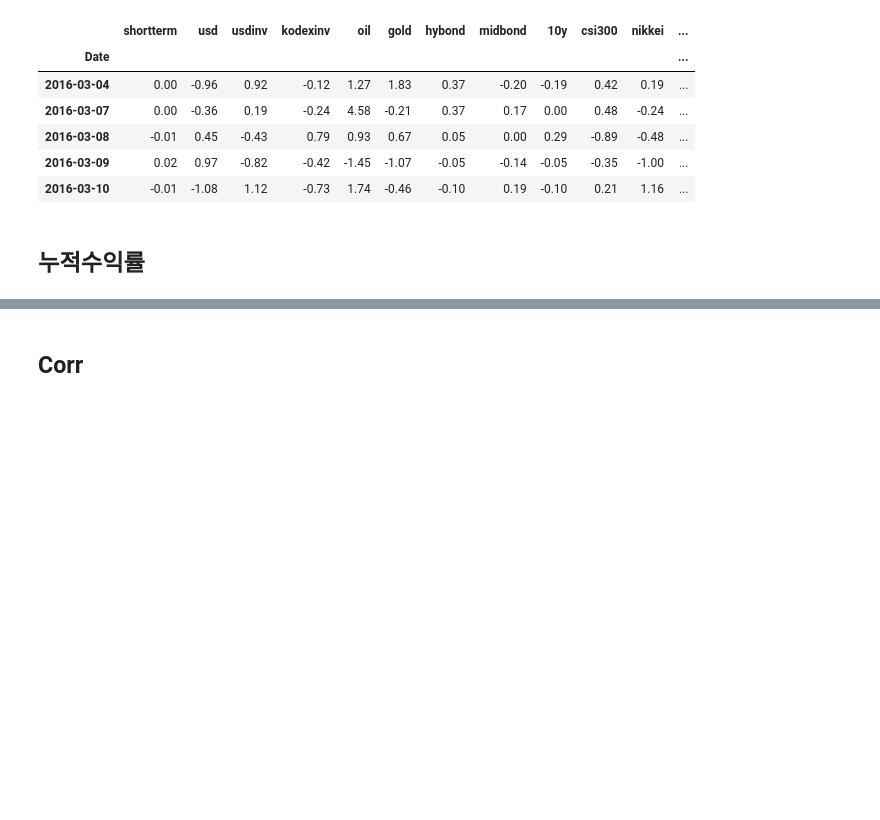
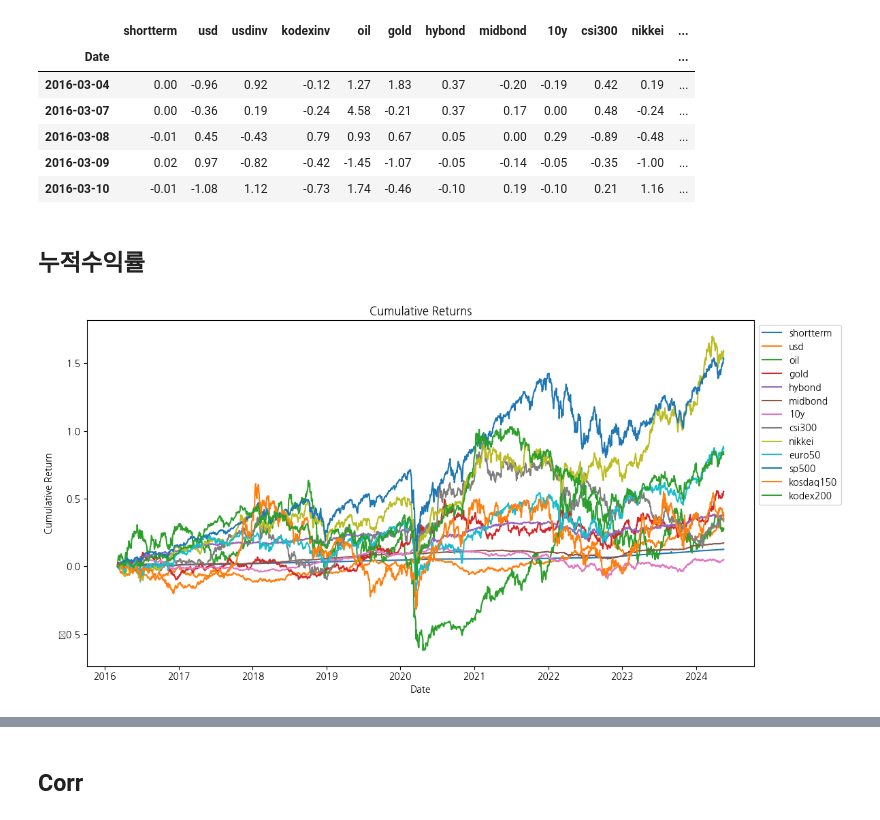
Before and after one commit to yuyuoi9987/dbgaps2024, a Jupyter notebook: jaepil/eda.ipynb, the cells around one changed output, grey strips where cells are left out. Cells and saved outputs as stored; diff of their text form; code cells hidden in the pictures; blank space fills up the shorter version.

```diff
--- a/jaepil/eda.ipynb
+++ b/jaepil/eda.ipynb
@@ -69,4 +69,27 @@ return_df.head() # Nikkei225랑 코스닥150이 nan이라 원래 2015-01-01부
 # %% [markdown]
 ## 누적수익률
 # %%
-cum_return_df = (1 + return_df / 100).cumprod()
+cum_return_df = (1 + return_df / 100).cumprod() - 1
+# %%
+cum_return_without_inverse_df =  cum_return_df[[col for col in cum_return_df.columns if 'inv' not in col]].copy()
+cum_return_without_inverse_df.replace([np.inf, -np.inf], np.nan, inplace=True)
+# %%
+# Plot cumulative returns using matplotlib
+plt.figure(figsize=(12, 6))  # Increase figure size
+
+for column in cum_return_without_inverse_df.columns:
+    plt.plot(cum_return_without_inverse_df.index, cum_return_without_inverse_df[column], label=column)
+
+# Adjust the legend
+plt.legend(loc='upper left', bbox_to_anchor=(1, 1))  # Move the legend outside the plot
+
+# Add title and labels if needed
+plt.title('Cumulative Returns')
+plt.xlabel('Date')
+plt.ylabel('Cumulative Return')
+
+# Display the plot
+plt.tight_layout()  # Adjust layout to make room for the legend
+plt.show()
+# %% [output]
+[figure, added]
```
Also changed, not shown: parts of 8 cells of this notebook.
